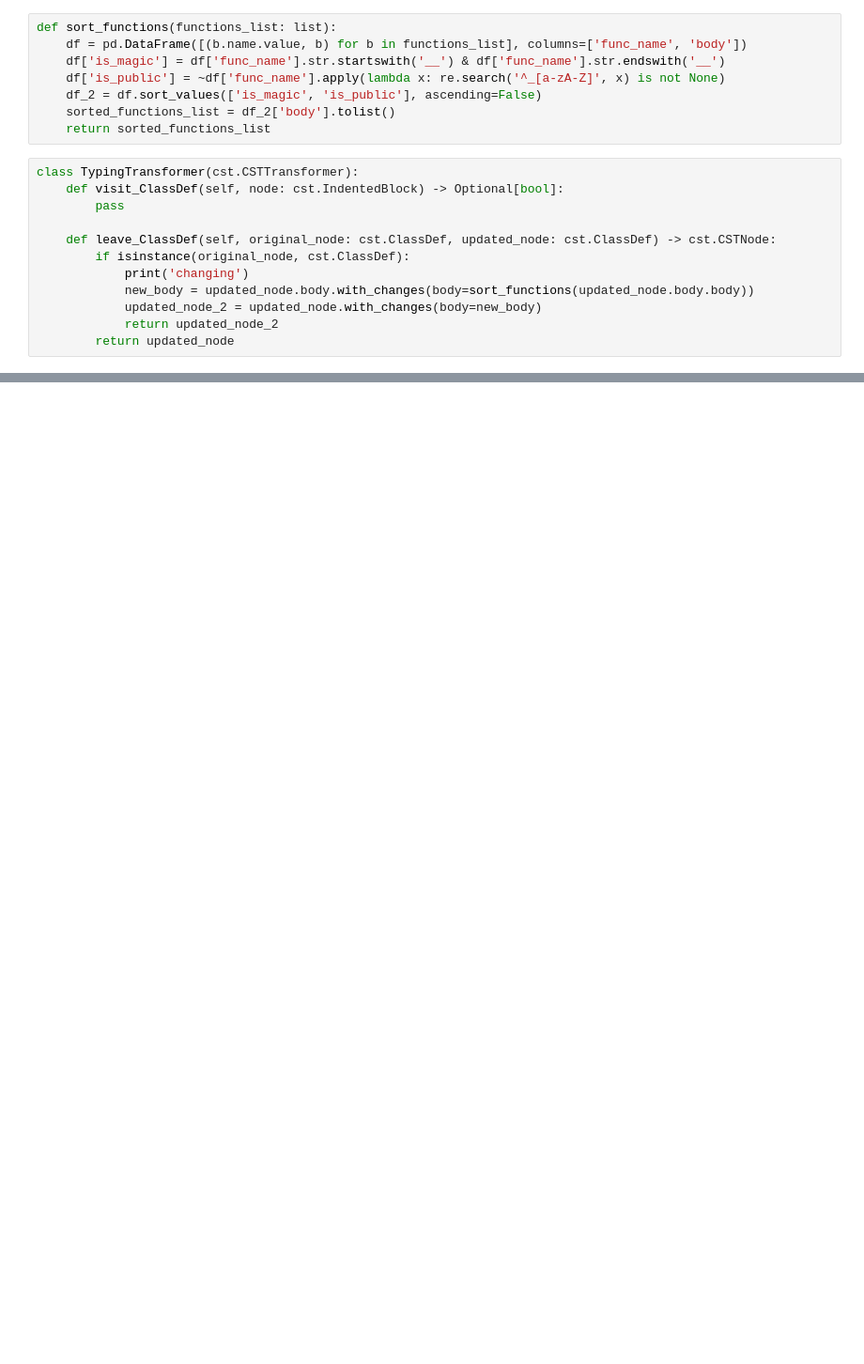
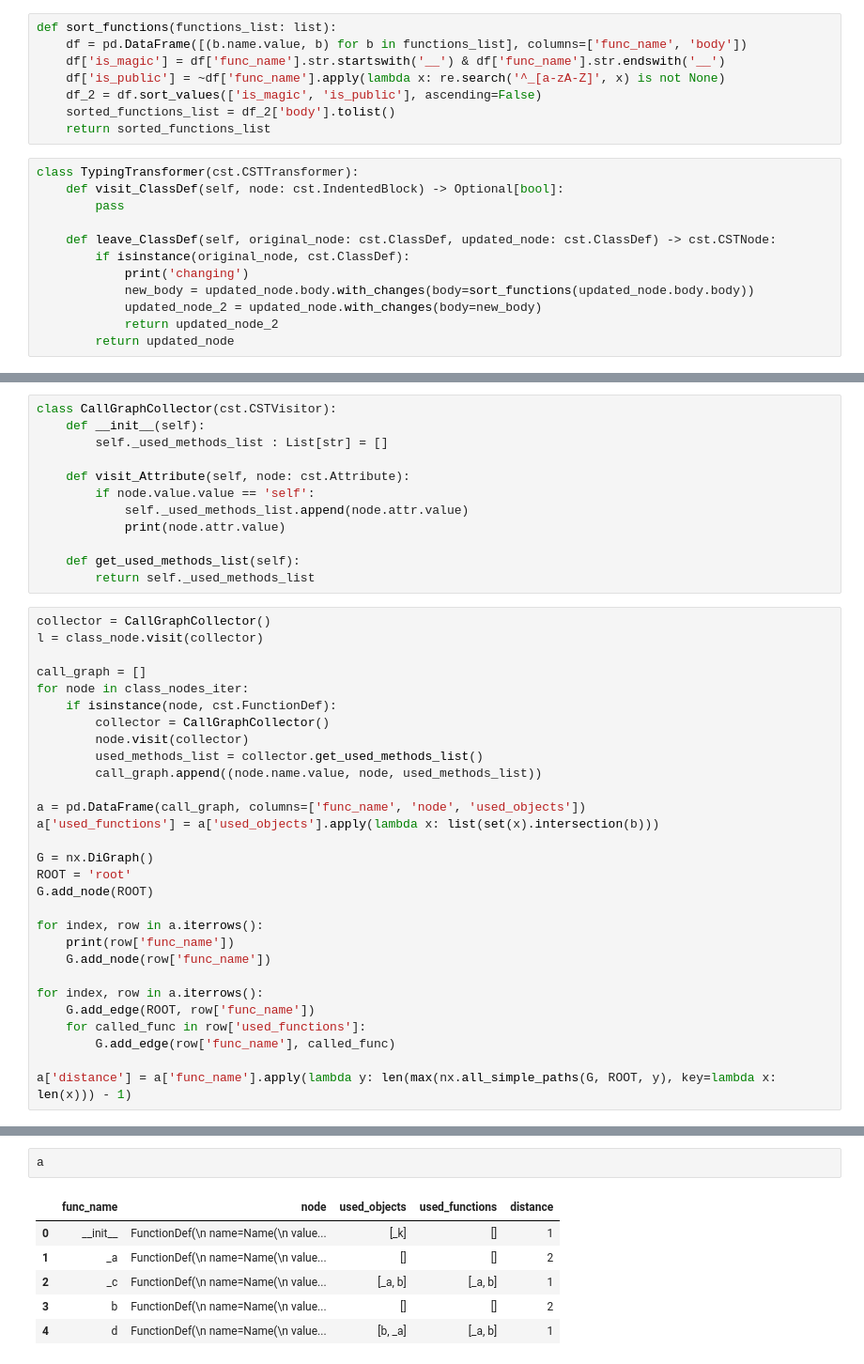
Before and after one commit to erez-aharonov/py_dev_assist, a Jupyter notebook: play.ipynb, the cells around one changed output, grey strips where cells are left out. Shown: that part at 94% size. Drawn from its saved outputs; the diff is of its cells as text; blank space fills up the shorter version.

```diff
--- a/play.ipynb
+++ b/play.ipynb
@@ -159,0 +195,41 @@ IndentedBlock(
+# %%
+class CallGraphCollector(cst.CSTVisitor):
+    def __init__(self):
+        self._used_methods_list : List[str] = []
+
+    def visit_Attribute(self, node: cst.Attribute):
+        if node.value.value == 'self':
+            self._used_methods_list.append(node.attr.value)
+            print(node.attr.value)
+
+    def get_used_methods_list(self):
+        return self._used_methods_list
+# %%
+collector = CallGraphCollector()
+l = class_node.visit(collector)
+
+call_graph = []
+for node in class_nodes_iter:
+    if isinstance(node, cst.FunctionDef):
+        collector = CallGraphCollector()
+        node.visit(collector)
+        used_methods_list = collector.get_used_methods_list()
+        call_graph.append((node.name.value, node, used_methods_list))
+
+a = pd.DataFrame(call_graph, columns=['func_name', 'node', 'used_objects'])
+a['used_functions'] = a['used_objects'].apply(lambda x: list(set(x).intersection(b)))
+
+G = nx.DiGraph()
+ROOT = 'root'
+G.add_node(ROOT)
+
+for index, row in a.iterrows():
+    print(row['func_name'])
+    G.add_node(row['func_name'])
+
+for index, row in a.iterrows():
+    G.add_edge(ROOT, row['func_name'])
+    for called_func in row['used_functions']:
+        G.add_edge(row['func_name'], called_func)
+
+a['distance'] = a['func_name'].apply(lambda y: len(max(nx.all_simple_paths(G, ROOT, y), key=lambda x: len(x))) - 1)
@@ -159,0 +249,9 @@ IndentedBlock(
+# %%
+a
+# %% [output]
+|  | func_name | node | used_objects | used_functions | distance |
+| 0 | __init__ | FunctionDef(\n name=Name(\n value... | [_k] | [] | 1 |
+| 1 | _a | FunctionDef(\n name=Name(\n value... | [] | [] | 2 |
+| 2 | _c | FunctionDef(\n name=Name(\n value... | [_a, b] | [_a, b] | 1 |
+| 3 | b | FunctionDef(\n name=Name(\n value... | [] | [] | 2 |
+| 4 | d | FunctionDef(\n name=Name(\n value... | [b, _a] | [_a, b] | 1 |
```
Also changed, not shown: parts of 31 cells of this notebook, 6 other files.
